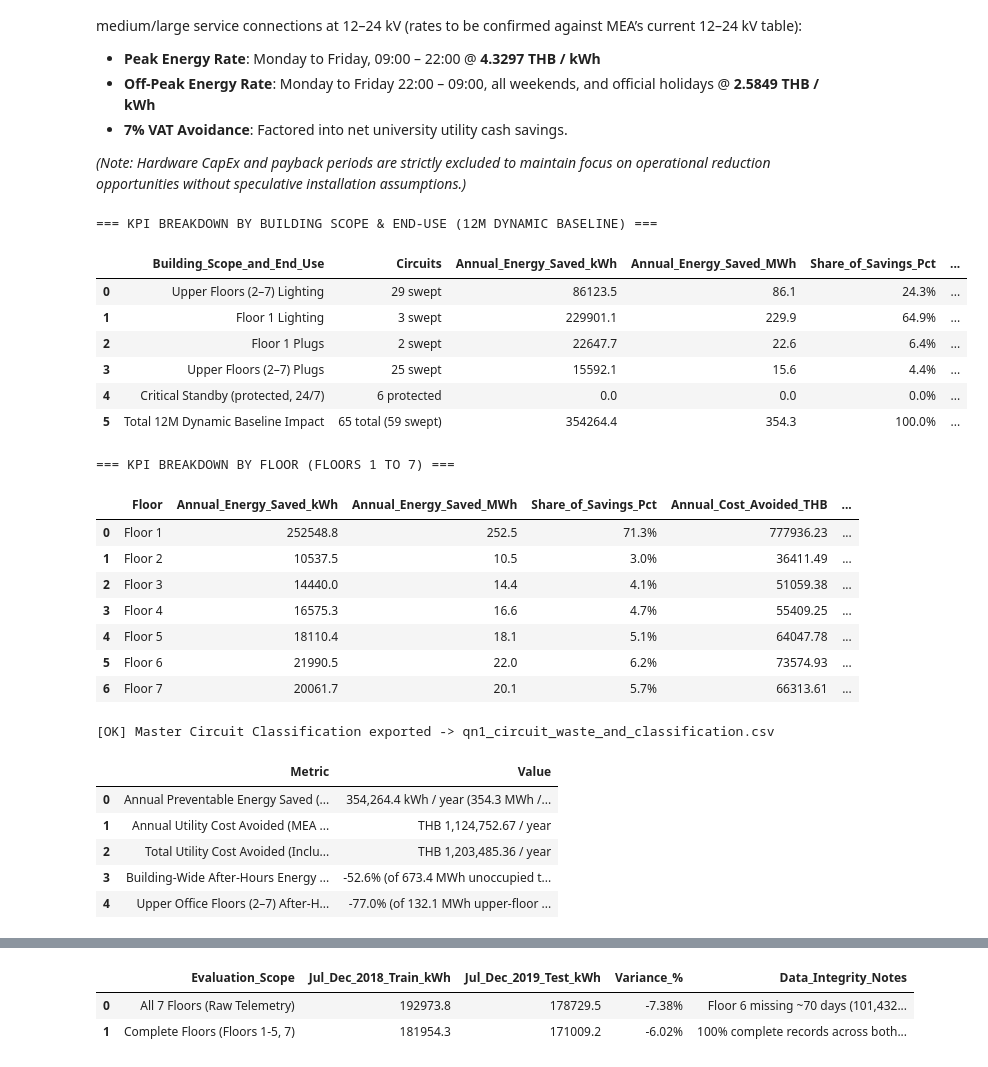
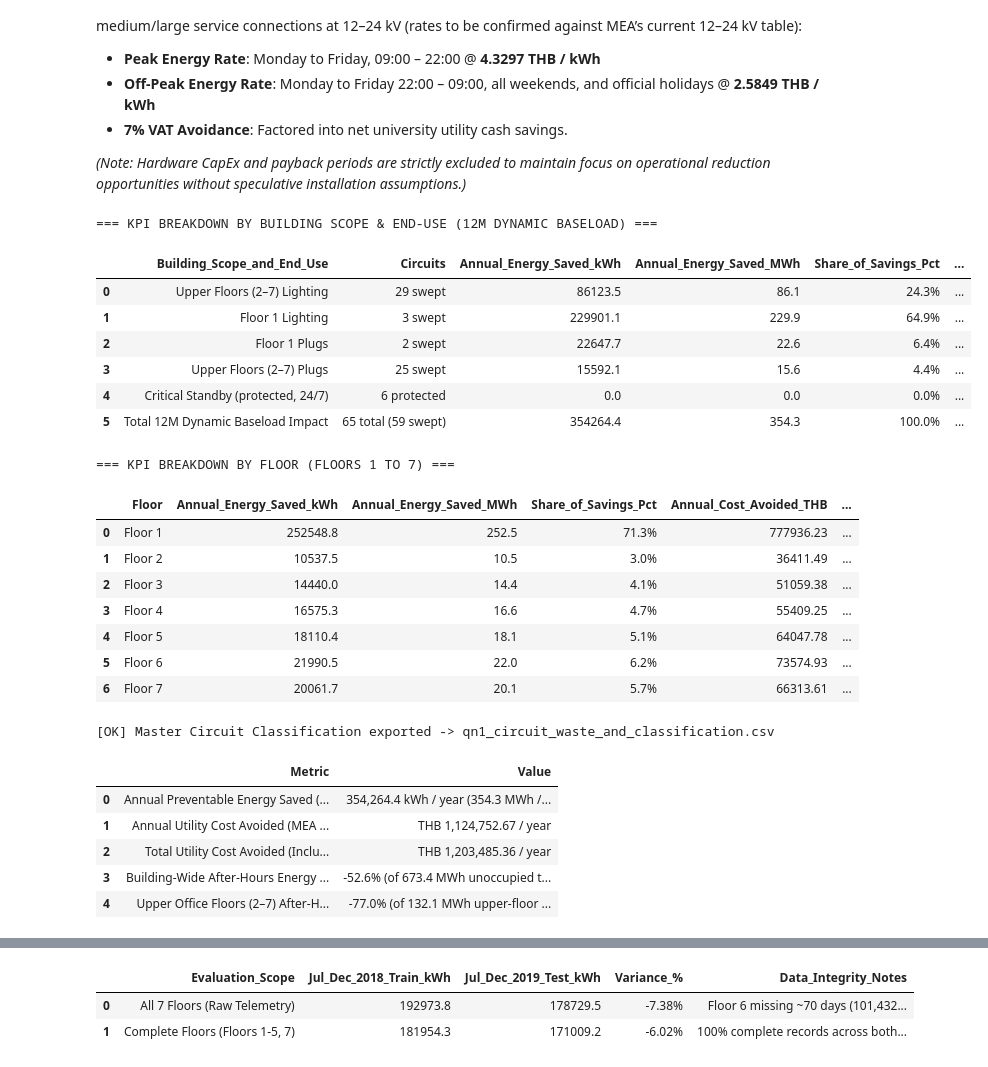
Before and after one commit to fcyap/IS4001-G1T4, a Jupyter notebook: notebooks/qn1e_eda_and_baseload_modeling.ipynb, the cells around one changed output, grey strips where cells are left out. Drawn from its saved outputs; the diff is of its cells as text; code cells hidden in the pictures.

```diff
--- a/notebooks/qn1e_eda_and_baseload_modeling.ipynb
+++ b/notebooks/qn1e_eda_and_baseload_modeling.ipynb
@@ -365,7 +329,7 @@ def behaviour_features(hourly, circuits):
         rows.append({
             'Circuit_ID': c,
             'Night_On_Frac': float((s_unocc > ON_THRESHOLD * peak).mean()),
-            'Base_to_Peak': float(s_unocc.quantile(BASELINE_PERCENTILE) / peak) if peak > 0 else 0.0,
+            'Base_to_Peak': float(s_unocc.quantile(BASELOAD_PERCENTILE) / peak) if peak > 0 else 0.0,
             'Night_to_Day': float(s[night].mean() / (occ_mean + 1e-3)),
             'Weekend_to_Weekday': float(s[wkend_day].mean() / (occ_mean + 1e-3)),
             'OffHours_CV': float(s_unocc.std() / (s_unocc.mean() + 1e-4)),
@@ -456,7 +420,7 @@ feat_df = pd.DataFrame({'Circuit_ID': all_circuit_cols})
 feat_df['Floor'] = feat_df['Circuit_ID'].str.split('_').str[0]
 feat_df['Zone_Col'] = [c.replace(f"{f}_", "").replace("(kW)", "") for c, f in zip(feat_df['Circuit_ID'], feat_df['Floor'])]
 feat_df['Type'] = np.where(feat_df['Circuit_ID'].str.contains('_Light'), 'Lighting', 'Plug Load')
-feat_df['Baseload_kW'] = feat_df['Circuit_ID'].map(circuit_baselines)          # Sunday 02:00-04:00 P2.5 (Section 5)
+feat_df['Baseload_kW'] = feat_df['Circuit_ID'].map(sunday_baseloads)          # Sunday 02:00-04:00 P2.5 (Section 5)
 feat_df['Unocc_to_Occ_Ratio'] = [hourly_train.loc[h_unocc, c].mean() / (hourly_train.loc[h_occ, c].mean() + 1e-3)
                                  for c in all_circuit_cols]                    # descriptive, not a clustering feature
 feat_df = feat_df.join(beh_train[BEHAVIOUR_FEATURES + ['Behaviour_Group']], on='Circuit_ID')
@@ -682,13 +650,13 @@ for col in all_circuit_cols:
     floor_name = col.split('_')[0]
     zone_col = col.replace(f"{floor_name}_", "").replace("(kW)", "")
     c_type = 'Lighting' if '_Light' in col else 'Plug Load'
-    ref_b = circuit_baselines.get(circuit_id, 0.0)
+    ref_b = sunday_baseloads.get(circuit_id, 0.0)
 
     if circuit_id in critical_standby_circuits:
         excess_series = pd.Series(0.0, index=unocc_master.index)
         wasted_18m_kwh = 0.0
     else:
-        # Vectorized lookup of dynamic baseline B_i(dow, hour)
+        # Vectorized lookup of dynamic baseload B_i(dow, hour)
         slot_keys = list(zip(unocc_dow, unocc_hr))
         base_series = pd.Series([dynamic_base_matrix.loc[k, col] if k in dynamic_base_matrix.index else ref_b
                                  for k in slot_keys], index=unocc_master.index)
@@ -725,16 +693,10 @@ floor_waste_df = pd.DataFrame([{
     'Annual_Waste_MWh': round(floor_annual_totals[k] / 1000.0, 2)
 } for k, v in floor_waste_totals.items()])
 
-# Comparison: the same surplus measured against the static Sunday 02:00-04:00 baseline (training year)
-_train_unocc = unocc_master[train_unocc_mask]
-static_annual_kwh = sum(float((_train_unocc[c] - circuit_baselines.get(c, 0.0)).clip(lower=0.0).sum())
-                        for c in all_circuit_cols if c not in critical_standby_circuits)
 
 print(f"=== DELIVERABLE 01: DYNAMIC PREVENTABLE SURPLUS SUMMARY ===")
 print(f"  18-Month Total Preventable Surplus: {total_18m_kwh:,.1f} kWh ({total_18m_kwh/1000:,.1f} MWh)")
 print(f"  Annual Surplus (training year)    : {annual_waste_12m_clean:,.1f} kWh / year ({annual_waste_12m_clean/1000:,.1f} MWh/yr)")
-print(f"  Same, static Sunday baseline      : {static_annual_kwh/1000:,.1f} MWh/yr "
-      f"(dynamic baseline allows {(static_annual_kwh - annual_waste_12m_clean)/1000:,.1f} MWh/yr of normal evening load)")
 display(floor_waste_df)
 # %% [output]
 === DELIVERABLE 01: DYNAMIC PREVENTABLE SURPLUS SUMMARY ===
@@ -869,7 +831,7 @@ We evaluate avoided electricity expenditure using official **Metropolitan Electr
 *(Note: Hardware CapEx and payback periods are strictly excluded to maintain focus on operational reduction opportunities without speculative installation assumptions.)*
 # %%
 # ==============================================================================
-# 10. MEA TARIFF 3.2 / 4.2 VALUATION & KPI BREAKDOWN (DYNAMIC BASELINE)
+# 10. MEA TARIFF 3.2 / 4.2 VALUATION & KPI BREAKDOWN (DYNAMIC BASELOAD)
 # ==============================================================================
 PEAK_RATE_THB = 4.3297
 OFFPEAK_RATE_THB = 2.5849
@@ -907,7 +869,7 @@ annual_cost_12m = waste_12m['Cost_THB'].sum(skipna=True)
 annual_cost_vat_12m = annual_cost_12m * (1.0 + VAT_RATE)
 
 
-# 1. Breakdown by Building Scope & End-Use (12M Baseline)
+# 1. Breakdown by Building Scope & End-Use (12M Baseload)
 SCOPE_ORDER = ['Upper Floors (2–7) Lighting', 'Floor 1 Lighting', 'Floor 1 Plugs', 'Upper Floors (2–7) Plugs']
 def scope_group(floor, is_light):
     if floor == 'Floor1':
@@ -948,7 +910,7 @@ scope_rows.append({
     'Annual_Cost_w_VAT_THB': 0.0,
 })
 scope_rows.append({
-    'Building_Scope_and_End_Use': 'Total 12M Dynamic Baseline Impact',
+    'Building_Scope_and_End_Use': 'Total 12M Dynamic Baseload Impact',
     'Circuits': f'{len(feat_df)} total ({len(preventable_df)} swept)',
     'Annual_Energy_Saved_kWh': round(annual_kwh_12m, 1),
     'Annual_Energy_Saved_MWh': round(annual_kwh_12m / 1000.0, 1),
@@ -958,7 +920,7 @@ scope_rows.append({
 })
 
 scope_kpi_df = pd.DataFrame(scope_rows)
-print("=== KPI BREAKDOWN BY BUILDING SCOPE & END-USE (12M DYNAMIC BASELINE) ===")
+print("=== KPI BREAKDOWN BY BUILDING SCOPE & END-USE (12M DYNAMIC BASELOAD) ===")
 display(scope_kpi_df)
 
 # 2. Breakdown by Floor (Floors 1 to 7)
@@ -991,36 +953,36 @@ master_sync_df = pd.merge(
 )
 avg_thb_per_kwh = annual_cost_12m / annual_kwh_12m
 master_sync_df['Annual_Avoided_Cost_THB'] = (master_sync_df['Annual_Surplus_kWh'] * avg_thb_per_kwh).round(2)
 
 export_path = os.path.join(data_dir, 'qn1_circuit_waste_and_classification.csv')
 master_sync_df.to_csv(export_path, index=False)
 print(f"[OK] Master Circuit Classification exported -> {os.path.basename(export_path)}")
 
 # Overall after-hours reduction percentages
 all_circ_cols = list(circuit_excess_18m.keys())
 unocc_12m = unocc_master[unocc_master['Is_Train_Period'] == 1]
 total_unocc_kwh_12m = unocc_12m[all_circ_cols].sum().sum()
 upper_cols = [c for c in all_circ_cols if not c.startswith('Floor1_')]
 upper_unocc_kwh_12m = unocc_12m[upper_cols].sum().sum()
 upper_saved_kwh_12m = waste_12m[waste_12m['Floor'] != 'Floor1']['Excess_kWh'].sum(skipna=True)
 
 audit_summary_df = pd.DataFrame([
-    {'Metric': 'Annual Preventable Energy Saved (12M Dynamic Baseline)', 'Value': f'{annual_kwh_12m:,.1f} kWh / year ({annual_kwh_12m/1000.0:.1f} MWh / year)'},
+    {'Metric': 'Annual Preventable Energy Saved (12M Dynamic Baseload)', 'Value': f'{annual_kwh_12m:,.1f} kWh / year ({annual_kwh_12m/1000.0:.1f} MWh / year)'},
     {'Metric': 'Annual Utility Cost Avoided (MEA Schedule 4.2 TOU excl. VAT)', 'Value': f'THB {annual_cost_12m:,.2f} / year'},
     {'Metric': 'Total Utility Cost Avoided (Including 7% VAT)', 'Value': f'THB {annual_cost_vat_12m:,.2f} / year'},
     {'Metric': 'Building-Wide After-Hours Energy Reduction', 'Value': f'-{annual_kwh_12m / total_unocc_kwh_12m * 100.0:.1f}% (of {total_unocc_kwh_12m/1000.0:.1f} MWh unoccupied total)'},
     {'Metric': 'Upper Office Floors (2–7) After-Hours Energy Reduction', 'Value': f'-{upper_saved_kwh_12m / upper_unocc_kwh_12m * 100.0:.1f}% (of {upper_unocc_kwh_12m/1000.0:.1f} MWh upper-floor unoccupied total)'}
 ])
 display(audit_summary_df)
 # %% [output]
-=== KPI BREAKDOWN BY BUILDING SCOPE & END-USE (12M DYNAMIC BASELINE) ===
+=== KPI BREAKDOWN BY BUILDING SCOPE & END-USE (12M DYNAMIC BASELOAD) ===
 |  | Building_Scope_and_End_Use | Circuits | Annual_Energy_Saved_kWh | Annual_Energy_Saved_MWh | Share_of_Savings_Pct | ... |
 | 0 | Upper Floors (2–7) Lighting | 29 swept | 86123.5 | 86.1 | 24.3% | ... |
 | 1 | Floor 1 Lighting | 3 swept | 229901.1 | 229.9 | 64.9% | ... |
 | 2 | Floor 1 Plugs | 2 swept | 22647.7 | 22.6 | 6.4% | ... |
 | 3 | Upper Floors (2–7) Plugs | 25 swept | 15592.1 | 15.6 | 4.4% | ... |
 | 4 | Critical Standby (protected, 24/7) | 6 protected | 0.0 | 0.0 | 0.0% | ... |
-| 5 | Total 12M Dynamic Baseline Impact | 65 total (59 swept) | 354264.4 | 354.3 | 100.0% | ... |
+| 5 | Total 12M Dynamic Baseload Impact | 65 total (59 swept) | 354264.4 | 354.3 | 100.0% | ... |
 === KPI BREAKDOWN BY FLOOR (FLOORS 1 TO 7) ===
 |  | Floor | Annual_Energy_Saved_kWh | Annual_Energy_Saved_MWh | Share_of_Savings_Pct | Annual_Cost_Avoided_THB | ... |
 | 0 | Floor 1 | 252548.8 | 252.5 | 71.3% | 777936.23 | ... |
```
Also changed, not shown: parts of 43 cells of this notebook, 13 other files.
